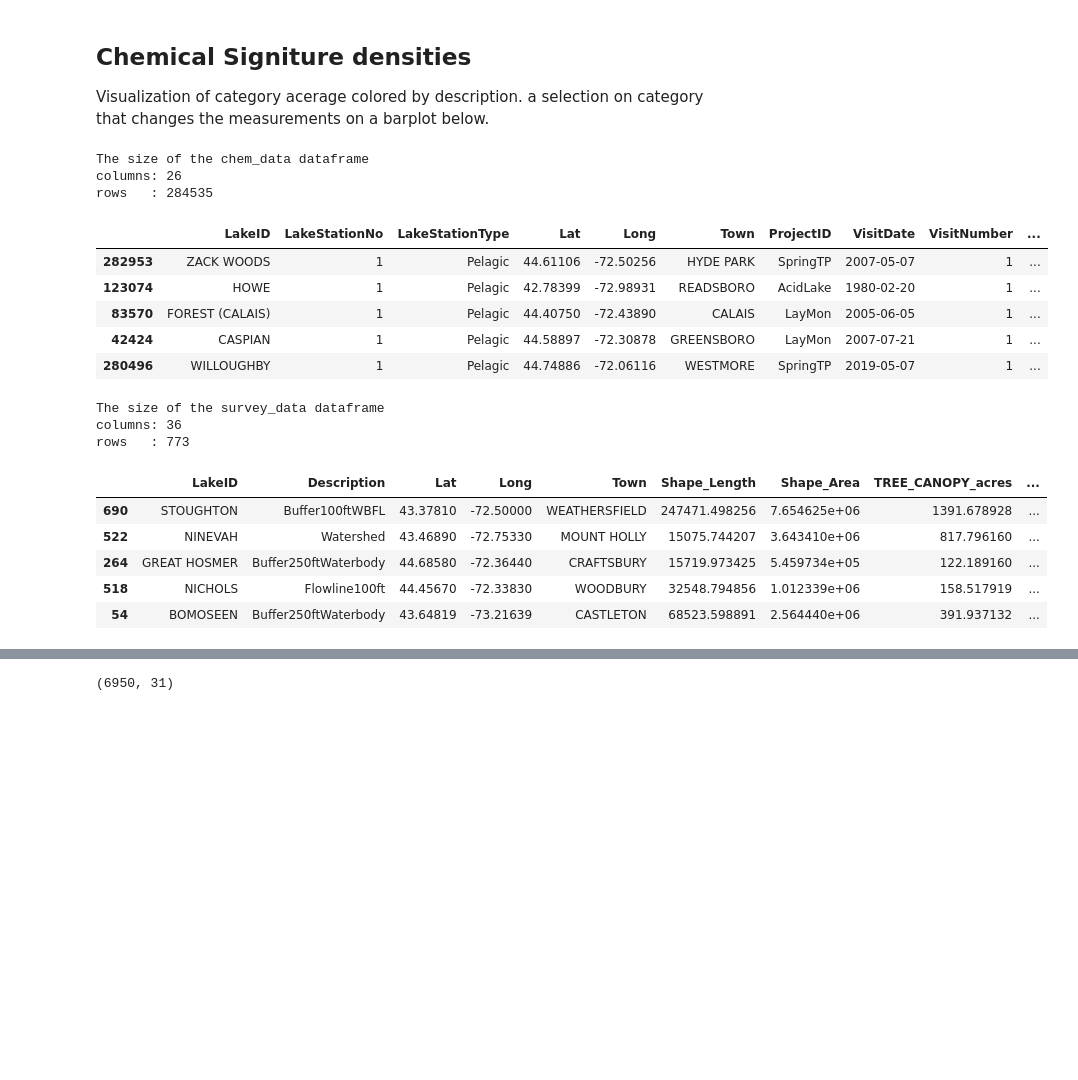
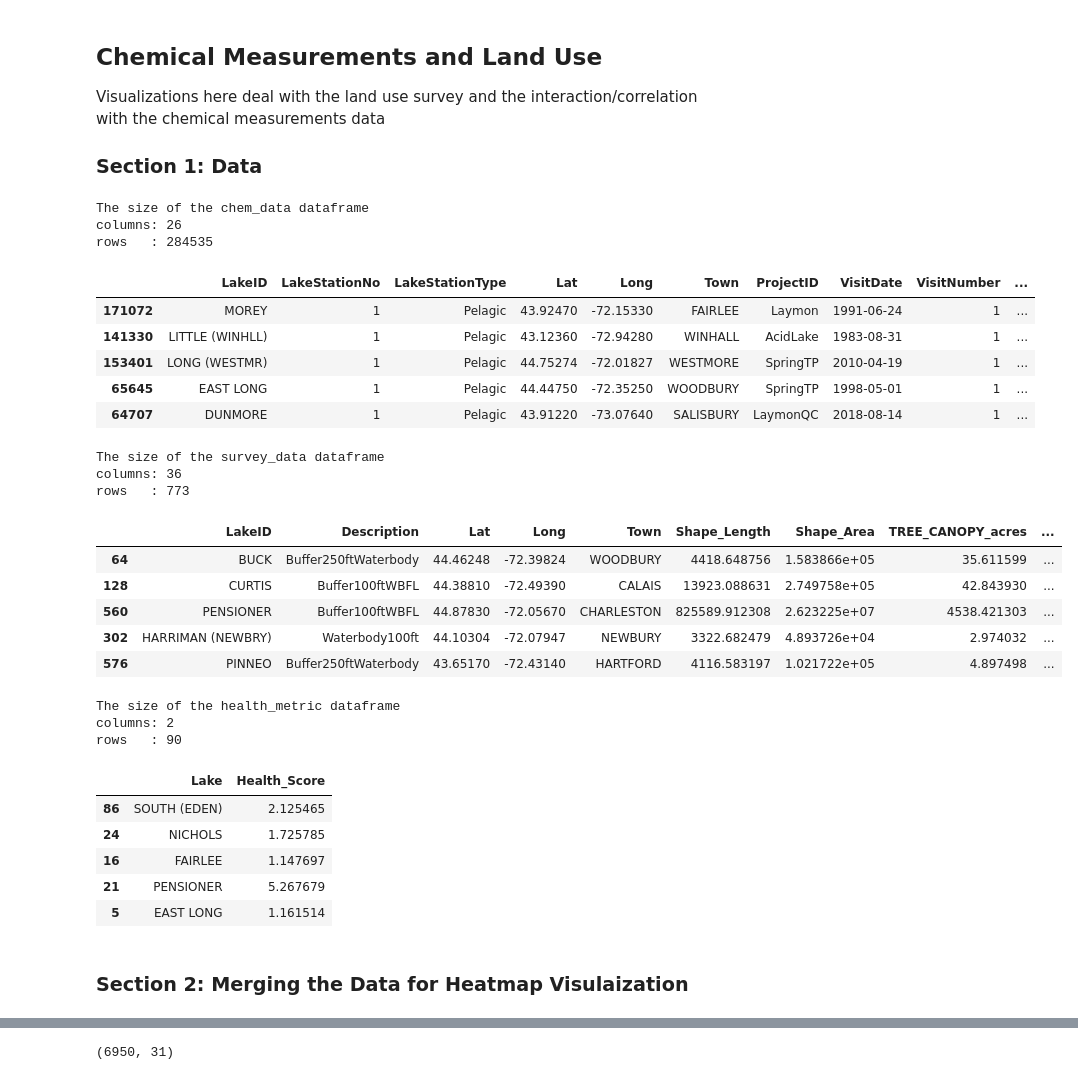
Before and after one commit to zorinAnze/Vermont-Lake-Health, a Jupyter notebook: Survey_results_with_chem.ipynb, the cells around one changed output, grey strips where cells are left out. Drawn from its saved outputs; the diff is of its cells as text; code cells hidden in the pictures; blank space fills up the shorter version.

```diff
--- a/Survey_results_with_chem.ipynb
+++ b/Survey_results_with_chem.ipynb
@@ -1,6 +1,7 @@
 # %% [markdown]
-## Chemical Signiture densities
-Visualization of category acerage colored by description. a selection on category that changes the measurements on a barplot below.
+## Chemical Measurements and Land Use
+Visualizations here deal with the land use survey and the interaction/correlation with the chemical measurements data
+### Section 1: Data
 # %%
 import pandas as pd
 import numpy as np
@@ -20,32 +17,49 @@ alt.data_transformers.enable('json')
 pd.set_option('display.max_columns', None)
 # %%
+# import the data
 chem_data = pd.read_csv('assets/chem_data_merged.csv', index_col=0)
 survey_data = pd.read_csv('assets/combined_tables.csv', index_col=0)
+health_metric = pd.read_csv('assets/health_metric.csv', index_col=0)
 print('The size of the chem_data dataframe')
 print('columns:', chem_data.shape[1])
 print('rows   :', chem_data.shape[0])
 display(chem_data.sample(5))
 print('The size of the survey_data dataframe')
 print('columns:', survey_data.shape[1])
 print('rows   :', survey_data.shape[0])
-survey_data.sample(5)
+display(survey_data.sample(5))
+print('The size of the health_metric dataframe')
+print('columns:', health_metric.shape[1])
+print('rows   :', health_metric.shape[0])
+display(health_metric.sample(5))
 # %% [output]
 The size of the chem_data dataframe
 columns: 26
 rows   : 284535
 |  | LakeID | LakeStationNo | LakeStationType | Lat | Long | Town | ProjectID | VisitDate | VisitNumber | ... |
-| 282953 | ZACK WOODS | 1 | Pelagic | 44.61106 | -72.50256 | HYDE PARK | SpringTP | 2007-05-07 | 1 | ... |
-| 123074 | HOWE | 1 | Pelagic | 42.78399 | -72.98931 | READSBORO | AcidLake | 1980-02-20 | 1 | ... |
-| 83570 | FOREST (CALAIS) | 1 | Pelagic | 44.40750 | -72.43890 | CALAIS | LayMon | 2005-06-05 | 1 | ... |
-| 42424 | CASPIAN | 1 | Pelagic | 44.58897 | -72.30878 | GREENSBORO | LayMon | 2007-07-21 | 1 | ... |
-| 280496 | WILLOUGHBY | 1 | Pelagic | 44.74886 | -72.06116 | WESTMORE | SpringTP | 2019-05-07 | 1 | ... |
+| 171072 | MOREY | 1 | Pelagic | 43.92470 | -72.15330 | FAIRLEE | Laymon | 1991-06-24 | 1 | ... |
+| 141330 | LITTLE (WINHLL) | 1 | Pelagic | 43.12360 | -72.94280 | WINHALL | AcidLake | 1983-08-31 | 1 | ... |
+| 153401 | LONG (WESTMR) | 1 | Pelagic | 44.75274 | -72.01827 | WESTMORE | SpringTP | 2010-04-19 | 1 | ... |
+| 65645 | EAST LONG | 1 | Pelagic | 44.44750 | -72.35250 | WOODBURY | SpringTP | 1998-05-01 | 1 | ... |
+| 64707 | DUNMORE | 1 | Pelagic | 43.91220 | -73.07640 | SALISBURY | LaymonQC | 2018-08-14 | 1 | ... |
 The size of the survey_data dataframe
 columns: 36
 rows   : 773
 |  | LakeID | Description | Lat | Long | Town | Shape_Length | Shape_Area | TREE_CANOPY_acres | ... |
-| 690 | STOUGHTON | Buffer100ftWBFL | 43.37810 | -72.50000 | WEATHERSFIELD | 247471.498256 | 7.654625e+06 | 1391.678928 | ... |
-| 522 | NINEVAH | Watershed | 43.46890 | -72.75330 | MOUNT HOLLY | 15075.744207 | 3.643410e+06 | 817.796160 | ... |
-| 264 | GREAT HOSMER | Buffer250ftWaterbody | 44.68580 | -72.36440 | CRAFTSBURY | 15719.973425 | 5.459734e+05 | 122.189160 | ... |
-| 518 | NICHOLS | Flowline100ft | 44.45670 | -72.33830 | WOODBURY | 32548.794856 | 1.012339e+06 | 158.517919 | ... |
-| 54 | BOMOSEEN | Buffer250ftWaterbody | 43.64819 | -73.21639 | CASTLETON | 68523.598891 | 2.564440e+06 | 391.937132 | ... |
+| 64 | BUCK | Buffer250ftWaterbody | 44.46248 | -72.39824 | WOODBURY | 4418.648756 | 1.583866e+05 | 35.611599 | ... |
+| 128 | CURTIS | Buffer100ftWBFL | 44.38810 | -72.49390 | CALAIS | 13923.088631 | 2.749758e+05 | 42.843930 | ... |
+| 560 | PENSIONER | Buffer100ftWBFL | 44.87830 | -72.05670 | CHARLESTON | 825589.912308 | 2.623225e+07 | 4538.421303 | ... |
+| 302 | HARRIMAN (NEWBRY) | Waterbody100ft | 44.10304 | -72.07947 | NEWBURY | 3322.682479 | 4.893726e+04 | 2.974032 | ... |
+| 576 | PINNEO | Buffer250ftWaterbody | 43.65170 | -72.43140 | HARTFORD | 4116.583197 | 1.021722e+05 | 4.897498 | ... |
+The size of the health_metric dataframe
+columns: 2
+rows   : 90
+|  | Lake | Health_Score |
+| 86 | SOUTH (EDEN) | 2.125465 |
+| 24 | NICHOLS | 1.725785 |
+| 16 | FAIRLEE | 1.147697 |
+| 21 | PENSIONER | 5.267679 |
+| 5 | EAST LONG | 1.161514 |
+# %% [markdown]
+### Section 2: Merging the Data for Heatmap Visulaization
 # %%
```
Also changed, not shown: parts of 11 cells of this notebook.
